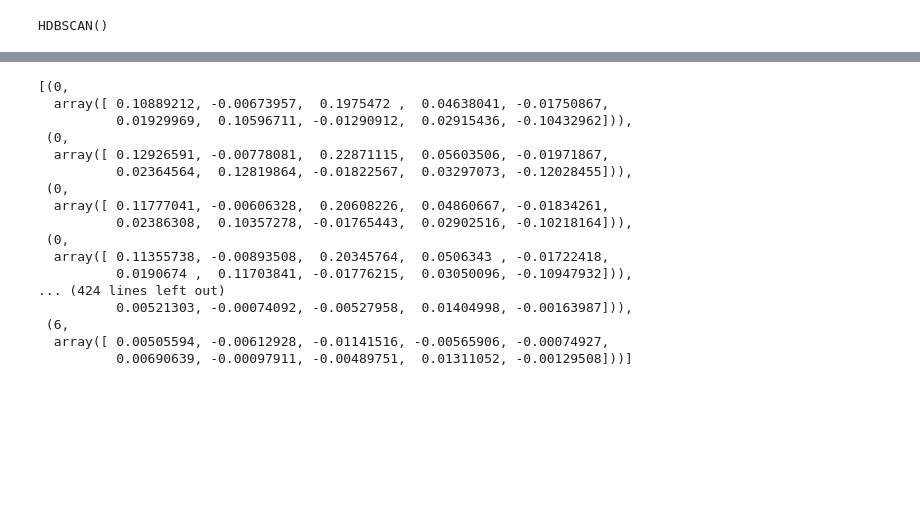
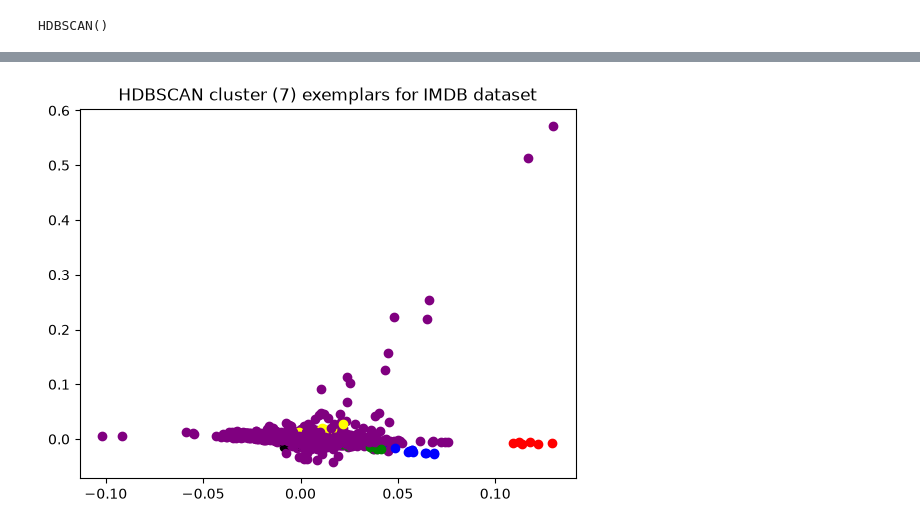
Before and after one commit to danielgg1/IMDB-Text-Clustering, a Jupyter notebook: report.ipynb, the cells around one changed output, grey strips where cells are left out. Saved outputs shown, nothing was run; the diff lists cells and outputs as text; code cells hidden in the pictures; blank space fills up the shorter version.

```diff
--- a/report.ipynb
+++ b/report.ipynb
@@ -468,30 +468,16 @@ print(f"Silhouette score: {silhouette}")
 Silhouette score: 0.5308387395685495
+# %%
+for i, vector in zip(labels, transformed_lle):
+    plt.scatter(vector[0], vector[1], c = ["red", "blue", "green", "yellow", "black", "pink", "purple"][i])
+plt.title("HDBSCAN cluster (7) exemplars for IMDB dataset")
+plt.show()
+# %% [output]
+[figure, added]
 # %%
 # Plotting hdbscan.exemplars
-pca = PCA(n_components=2)
-all_exemplars_class = []
 all_exemplars = []
+classes = []
 for i, cluster in enumerate(hdbscan.exemplars_):
     for vector in cluster:
-        all_exemplars_class.append((i, vector))
         all_exemplars.append(vector)
-
-all_exemplars_class
+        classes.append(i)
-# %% [output]
-[(0,
-  array([ 0.10889212, -0.00673957,  0.1975472 ,  0.04638041, -0.01750867,
-          0.01929969,  0.10596711, -0.01290912,  0.02915436, -0.10432962])),
- (0,
-  array([ 0.12926591, -0.00778081,  0.22871115,  0.05603506, -0.01971867,
-          0.02364564,  0.12819864, -0.01822567,  0.03297073, -0.12028455])),
- (0,
-  array([ 0.11777041, -0.00606328,  0.20608226,  0.04860667, -0.01834261,
-          0.02386308,  0.10357278, -0.01765443,  0.02902516, -0.10218164])),
- (0,
-  array([ 0.11355738, -0.00893508,  0.20345764,  0.0506343 , -0.01722418,
-          0.0190674 ,  0.11703841, -0.01776215,  0.03050096, -0.10947932])),
-... (424 lines left out)
-          0.00521303, -0.00074092, -0.00527958,  0.01404998, -0.00163987])),
- (6,
-  array([ 0.00505594, -0.00612928, -0.01141516, -0.00565906, -0.00074927,
-          0.00690639, -0.00097911, -0.00489751,  0.01311052, -0.00129508]))]
```
Also changed, not shown: parts of 4 cells of this notebook.
